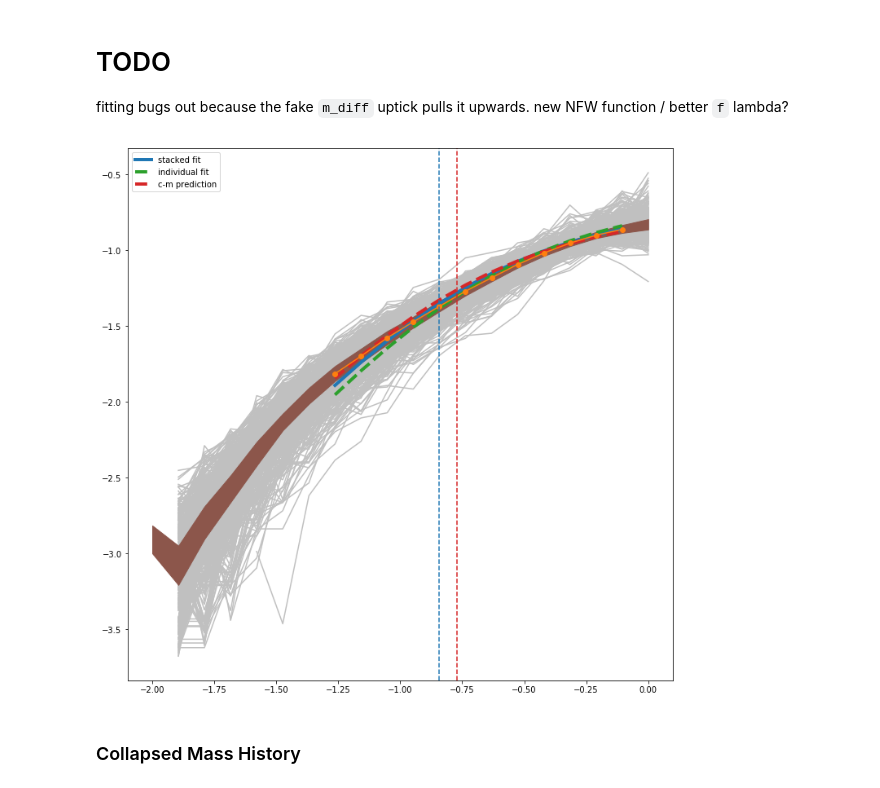
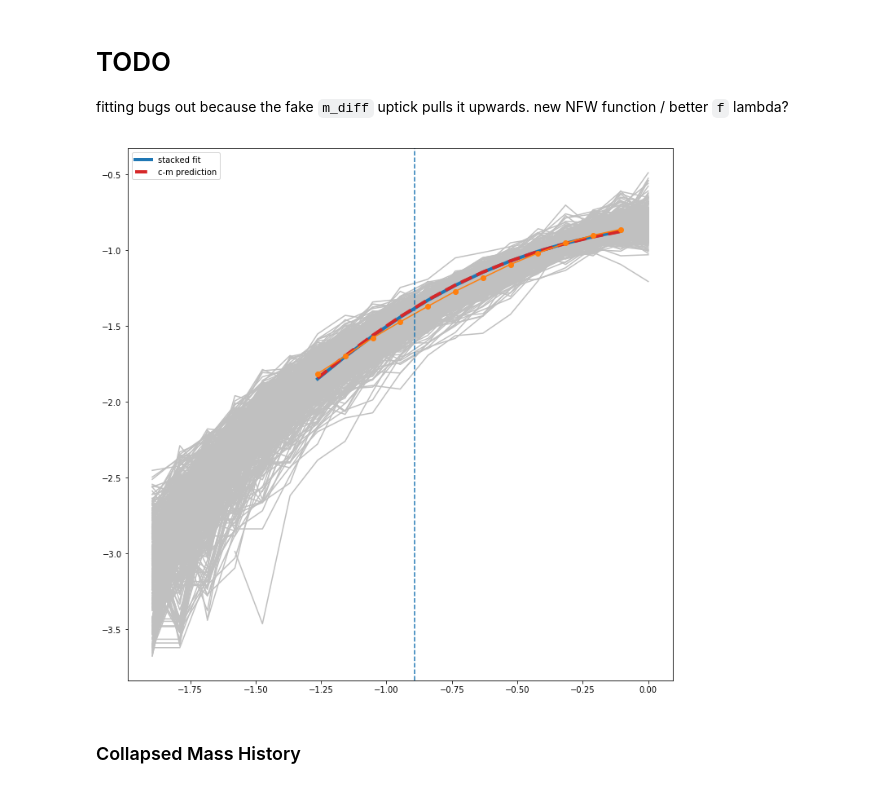
Before and after one commit to oleskiewicz/hbtp, a Jupyter notebook: notebook.ipynb, the cells around one changed output. Saved outputs shown, nothing was run; the diff lists cells and outputs as text; code cells hidden in the pictures.

```diff
--- a/notebook.ipynb
+++ b/notebook.ipynb
@@ -124,26 +131,3 @@ c_individual = halo_profiles_individual(r, hs, snap)
-# %%
-def halo_profiles(r, hs, snap, prof):
-    ps = r.GetHostProfile([list(hs['HaloId']),], snap)
-    xmin = 0.5*np.cbrt((4.0*np.pi)/(3.0*np.sum(np.mean(ps, axis=0))))
-    ps = np.divide(ps.T, np.sum(ps, axis=1)).T
-    p = np.median(ps, axis=0)
-    x = np.linspace(-2.0, 0.0, 20)
-    # vol = np.diff(np.power(np.append([0.0], np.power(10.0, x)), 3.0))
-    xmax = 0.8
-    idx = np.where((np.power(10,x) < xmax) & (np.power(10,x) > xmin))
-
-    if prof == 'nfw':
-        c = curve_fit(f, x, np.log10(p))[0][0]
-        rho_s = np.log10(nfw.rho_enc(1.0/c, c))
-        return ps, x, p, idx, rho_s, c
-    elif prof == 'einasto':
-        c, a, chi2 = fit(x[idx], p[idx], prof)
-        rho_s = np.log10(einasto.rho_enc(1.0/c, c, a))
-        return ps, x, p, idx, rho_s, c, a, chi2
-    else:
-        raise ValueError("Profile must be either 'nfw' or 'einasto'")
-
-ps, x, p, idx, rho_s, c = halo_profiles(r, hs, snap, prof)
 # %% [markdown]
 # TODO
 
@@ -151,38 +135,31 @@ fitting bugs out because the fake `m_diff` uptick pulls it upwards.  new NFW fun
 # %%
 def plot_halo_profiles(ax, profile, *args):
     if profile == 'nfw':
         ps, x, p, idx, rho_s, c = args
     elif profile == 'einasto':
         ps, x, p, idx, rho_s, c, a = args
     else:
         raise ValueError("Profile must be either 'nfw' or 'einasto'")
 
-    s1 = np.percentile(ps, 32.0, axis=0)
-    s2 = np.percentile(ps, 68.0, axis=0)
+#     s1 = np.percentile(ps, 32.0, axis=0)
+#     s2 = np.percentile(ps, 68.0, axis=0)
 
-    ax.fill_between(x, np.log10(s1), np.log10(s2), color='C5')
-
-    ax.plot(x[idx], np.log10(nfw.m(np.power(10.,x), c)[idx]),
+    ax.plot(x[idx], np.log10(nfw.m_diff(np.power(10.,x), c)[idx]),
         color='C0', linestyle='-', linewidth=4, zorder=2, label='stacked fit')
 
-    ax.plot(x[idx], np.log10(nfw.m(np.power(10.,x), c_individual)[idx]),
-        color='C2',  linestyle='--',linewidth=4, zorder=2, label='individual fit')
-
-    ax.plot(x[idx], np.log10(nfw.m(np.power(10.,x), 7.943282347242816)[idx]),
+    ax.plot(x[idx], np.log10(nfw.m_diff(np.power(10.,x), 7.943282347242816)[idx]),
         color='C3', linestyle='--', linewidth=4, zorder=2, label='c-m prediction')
 
-    [ax.plot(x[1:], np.log10(_[1:]), color='silver', zorder=0) for _ in ps]
-    ax.plot(x[idx], np.log10(p[idx]), color='C1', marker='o', zorder=2)
+    [ax.plot(x[1:], _[1:], color='silver', zorder=0) for _ in ps]
+    ax.plot(x[idx], p[idx], color='C1', marker='o', zorder=2)
     ax.axvline(np.log10(1.0/c), color='C0', linestyle='--')
-    ax.axvline(np.log10(1.0/c_individual), color='C3', linestyle='--')
-
 
     ax.legend()
 
 fig, ax = plt.subplots(1)
 plot_halo_profiles(ax, prof, *halo_profiles(r, hs, snap, prof))
 # %% [output]
-[figure, old version]
+[figure, new version]
 # %% [markdown]
 ### Collapsed Mass History
 # %%
```
Also changed, not shown: parts of 13 cells of this notebook, 3 other files.
